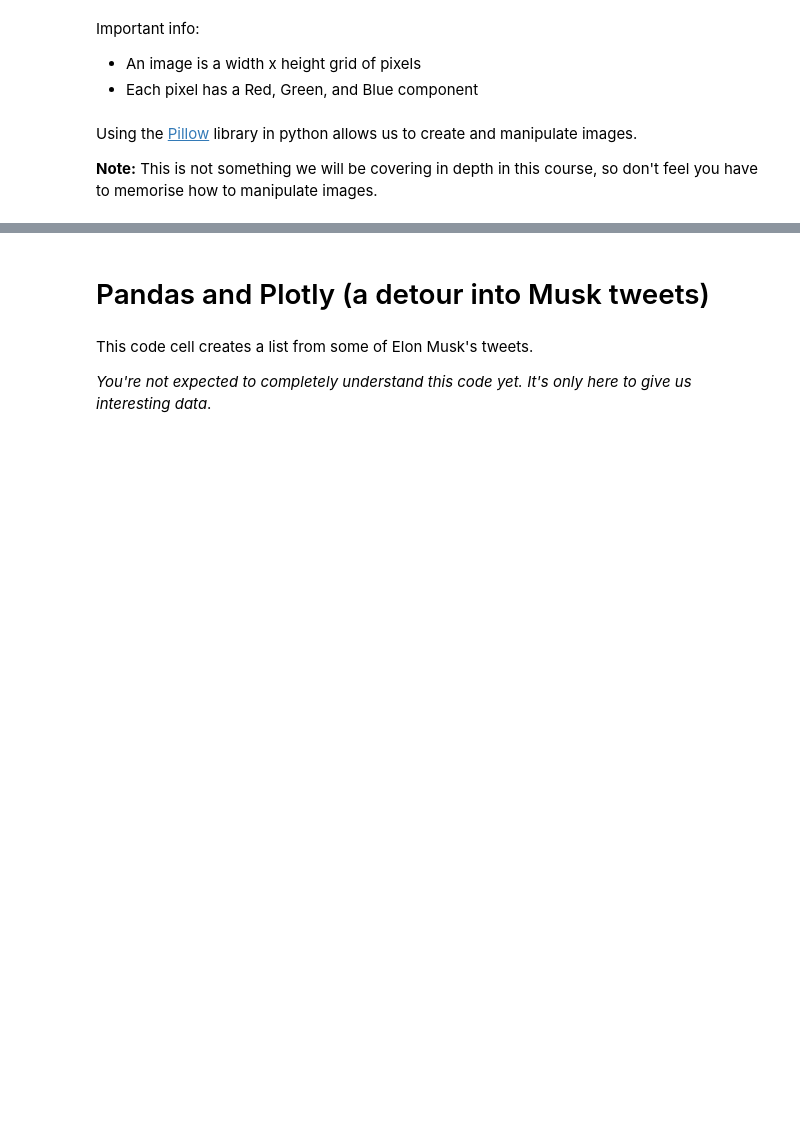
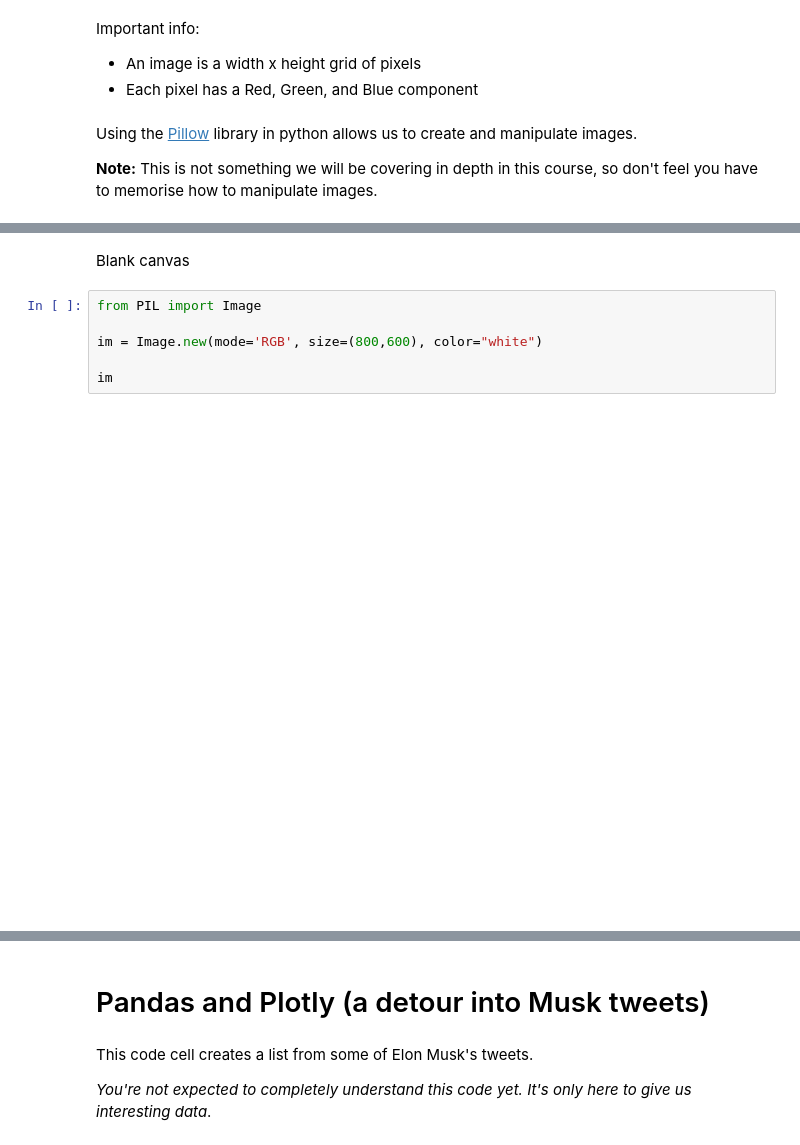
Before and after one commit to Kennyhcto/cs1010-21t2, a Jupyter notebook: 2-1-python-intro-lect-part5.ipynb, the cells around one changed output, grey strips where cells are left out. Drawn from its saved outputs; the diff is of its cells as text; blank space fills up the shorter version.

```diff
--- a/2-1-python-intro-lect-part5.ipynb
+++ b/2-1-python-intro-lect-part5.ipynb
@@ -382,0 +495,10 @@ Using the [Pillow](https://python-pillow.org/) library in python allows us to cr
+# %% [markdown]
+Blank canvas
+# %%
+from PIL import Image
+
+im = Image.new(mode='RGB', size=(800,600), color="white")
+
+im
+# %% [output]
+[figure, added]
```
Also changed, not shown: parts of 20 cells of this notebook.
